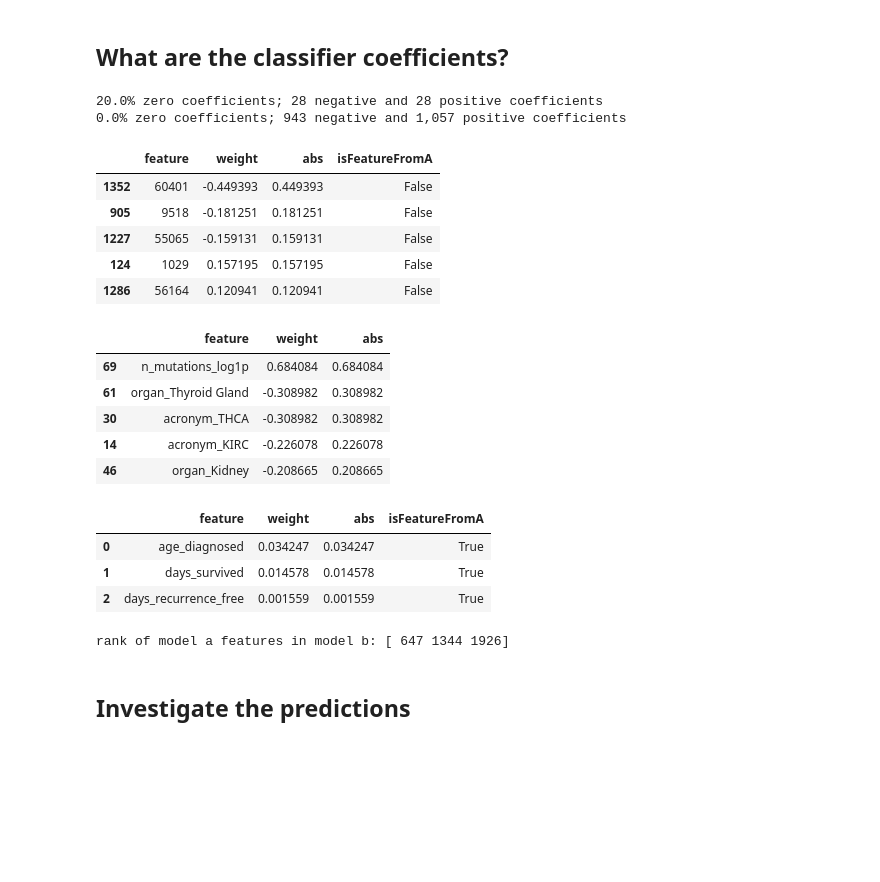
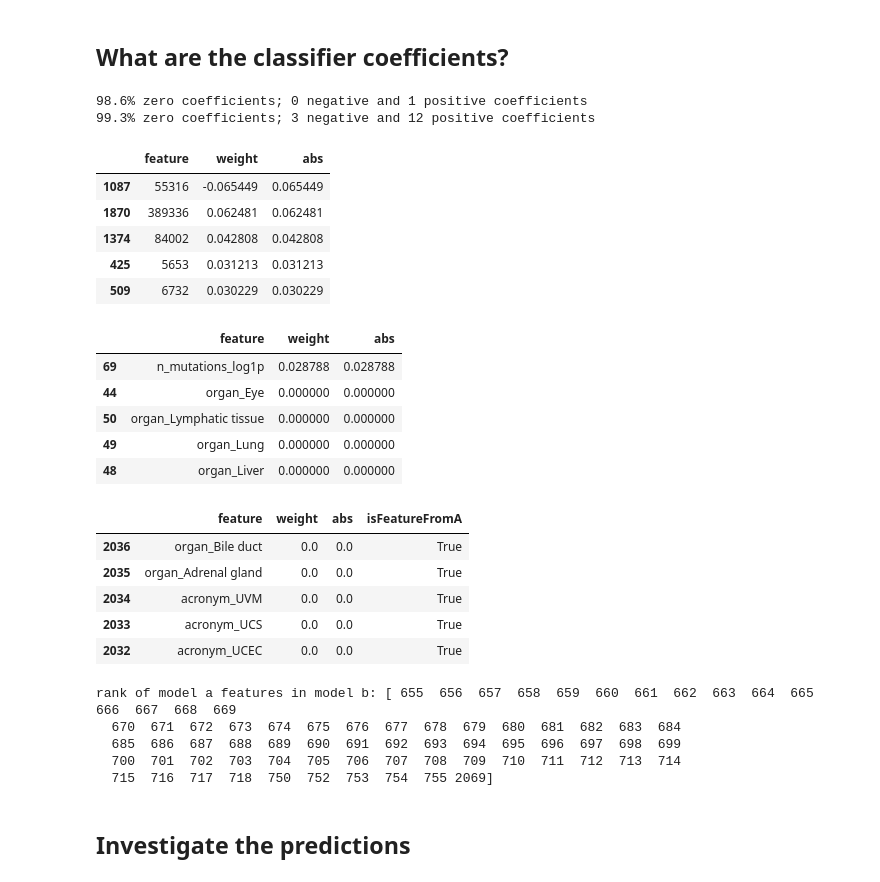
Before and after one commit to joshlevy89/machine-learning, a Jupyter notebook: explore/marginal-gain/1.Marginal-Gain-TP53-Example.ipynb, the cells around one changed output. Cells and saved outputs as stored; diff of their text form; code cells hidden in the pictures; blank space fills up the shorter version.

```diff
--- a/explore/marginal-gain/1.Marginal-Gain-TP53-Example.ipynb
+++ b/explore/marginal-gain/1.Marginal-Gain-TP53-Example.ipynb
@@ -163,14 +164,14 @@ cv_pipeline['b'] = GridSearchCV(estimator=combo_pipeline, param_grid=param_grid,
 param_grid = {
     'classify__loss': ['log'],
     'classify__penalty': ['elasticnet'],
-    'classify__alpha': 10.0 ** np.linspace(-3, 1, 10),
+    'classify__alpha': [1], #10.0 ** np.linspace(-3, 1, 10),
     'classify__l1_ratio': [0.15],
 }
 
 combo_pipeline = Pipeline([
     ('select', DataFrameMapper([ # must keep select first
                     (list(expression.columns.values), SelectKBest(fs_mad,2000)),
-                    (list(covariates.columns.values), None) # needed to keep these columns
+                    (list(covariates.columns.values), SelectKBest('all'))
                 ])),
     ('imputer', Imputer()),
     ('standardize', StandardScaler()),
@@ -180,6 +181,7 @@ combo_pipeline = Pipeline([
 covariates_pipeline = Pipeline(steps=[
     ('imputer', Imputer()),
     ('standardize', StandardScaler()),
+    ('select', SelectKBest(fs_mad,'all')),
     ('classify', SGDClassifier(random_state=0, class_weight='balanced'))
 ])
 
@@ -202,5 +203,5 @@ GridSearchCV(cv=None, error_score='raise',
 # %%
 %%time
 # Train model b.
-cv_pipeline['b'].fit(X=X_train['b'], y=y_train)
+cv_pipeline['b'].fit(X=X_train['b'].iloc[0:100], y=y_train.iloc[0:100])
 # %% [output]
@@ -300,9 +300,15 @@ for k in ['a','b']:
 # %%
 coef_df = {}
 for k in ['a','b']:
-    select_indices = final_pipeline[k].named_steps['select'].transform(
+
+    if k == 'a': select_step = 'select'
+    else: select_step = 'features'
+
+    select_indices = final_pipeline[k].named_steps[select_step].transform(
         np.arange(len(X[k].columns)).reshape(1, -1)
     ).tolist()
+
+    if k=='b': select_indices = [x for sublist in select_indices for x in sublist]
 
     coef_df[k] = pd.DataFrame.from_items([
         ('feature', X[k].columns[select_indices]),
@@ -311,51 +317,61 @@ for k in ['a','b']:
 
     coef_df[k]['abs'] = coef_df[k]['weight'].abs()
     coef_df[k] = coef_df[k].sort_values('abs', ascending=False)
+
+    # add positive and negatives to dataframe
+    coef_df[k]['positives'] = coef_df[k].weight > 0
+    coef_df[k]['negatives'] = coef_df[k].weight < 0
 # %%
 for k in ['a','b']:
     print('{:.1%} zero coefficients; {:,} negative and {:,} positive coefficients'.format(
             (coef_df[k].weight == 0).mean(),
-            (coef_df[k].weight < 0).sum(),
+            ().sum(),
             (coef_df[k].weight > 0).sum()
     ))
 # %% [output]
-20.0% zero coefficients; 28 negative and 28 positive coefficients
-0.0% zero coefficients; 943 negative and 1,057 positive coefficients
+98.6% zero coefficients; 0 negative and 1 positive coefficients
+99.3% zero coefficients; 3 negative and 12 positive coefficients
 # %%
 # What are the top weighted features for model a and model b?
 display(coef_df['b'].head(5))
 display(coef_df['a'].head(5))
 # %% [output]
-|  | feature | weight | abs | isFeatureFromA |
-| 1352 | 60401 | -0.449393 | 0.449393 | False |
-| 905 | 9518 | -0.181251 | 0.181251 | False |
-| 1227 | 55065 | -0.159131 | 0.159131 | False |
-| 124 | 1029 | 0.157195 | 0.157195 | False |
-| 1286 | 56164 | 0.120941 | 0.120941 | False |
+|  | feature | weight | abs |
+| 1087 | 55316 | -0.065449 | 0.065449 |
+| 1870 | 389336 | 0.062481 | 0.062481 |
+| 1374 | 84002 | 0.042808 | 0.042808 |
+| 425 | 5653 | 0.031213 | 0.031213 |
+| 509 | 6732 | 0.030229 | 0.030229 |
 |  | feature | weight | abs |
-| 69 | n_mutations_log1p | 0.684084 | 0.684084 |
-| 61 | organ_Thyroid Gland | -0.308982 | 0.308982 |
-| 30 | acronym_THCA | -0.308982 | 0.308982 |
-| 14 | acronym_KIRC | -0.226078 | 0.226078 |
-| 46 | organ_Kidney | -0.208665 | 0.208665 |
+| 69 | n_mutations_log1p | 0.028788 | 0.028788 |
+| 44 | organ_Eye | 0.000000 | 0.000000 |
+| 50 | organ_Lymphatic tissue | 0.000000 | 0.000000 |
+| 49 | organ_Lung | 0.000000 | 0.000000 |
+| 48 | organ_Liver | 0.000000 | 0.000000 |
 # %%
 # What are the model a features in model b?
 def RepresentsInt(s):
     try:
         int(s)
         return True
     except ValueError:
         return False
 
 coef_df['b']['isFeatureFromA'] = [not RepresentsInt(x) for x in coef_df['b']['feature']]
-display(coef_df['b'].query('isFeatureFromA'))
+display(coef_df['b'].query('isFeatureFromA').head())
 print('rank of model a features in model b:', np.flatnonzero(coef_df['b']['isFeatureFromA']))
 # %% [output]
 |  | feature | weight | abs | isFeatureFromA |
-| 0 | age_diagnosed | 0.034247 | 0.034247 | True |
-| 1 | days_survived | 0.014578 | 0.014578 | True |
-| 2 | days_recurrence_free | 0.001559 | 0.001559 | True |
+| 2036 | organ_Bile duct | 0.0 | 0.0 | True |
+| 2035 | organ_Adrenal gland | 0.0 | 0.0 | True |
+| 2034 | acronym_UVM | 0.0 | 0.0 | True |
+| 2033 | acronym_UCS | 0.0 | 0.0 | True |
+| 2032 | acronym_UCEC | 0.0 | 0.0 | True |
-rank of model a features in model b: [ 647 1344 1926]
+rank of model a features in model b: [ 655  656  657  658  659  660  661  662  663  664  665  666  667  668  669
+  670  671  672  673  674  675  676  677  678  679  680  681  682  683  684
+  685  686  687  688  689  690  691  692  693  694  695  696  697  698  699
+  700  701  702  703  704  705  706  707  708  709  710  711  712  713  714
+  715  716  717  718  750  752  753  754  755 2069]
 # %% [markdown]
 ## Investigate the predictions
 # %%
```
Also changed, not shown: parts of 7 cells of this notebook, 1 other file.
